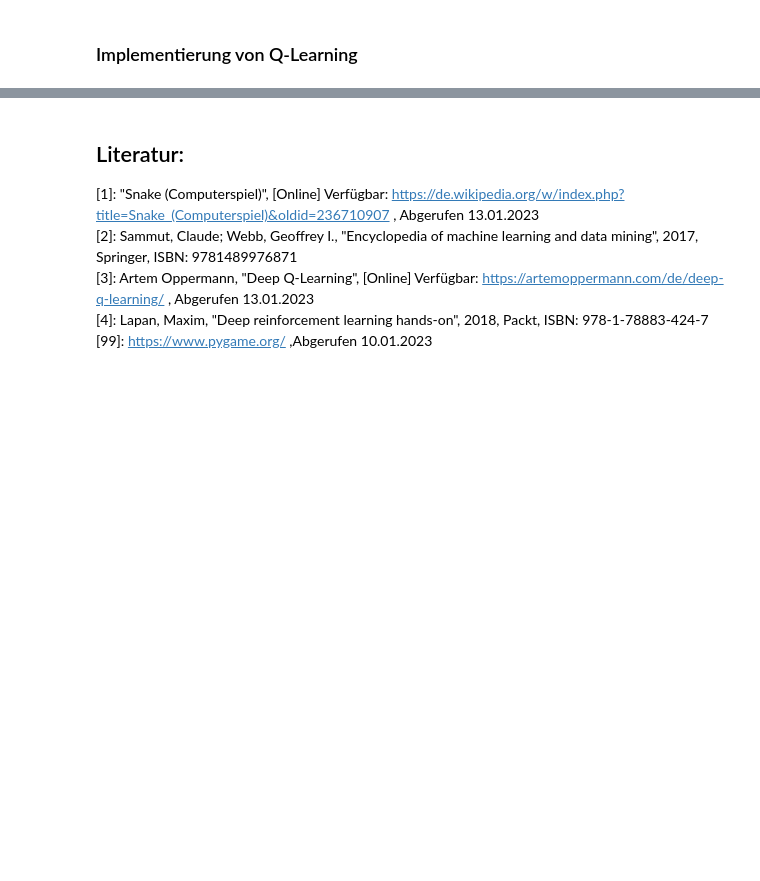
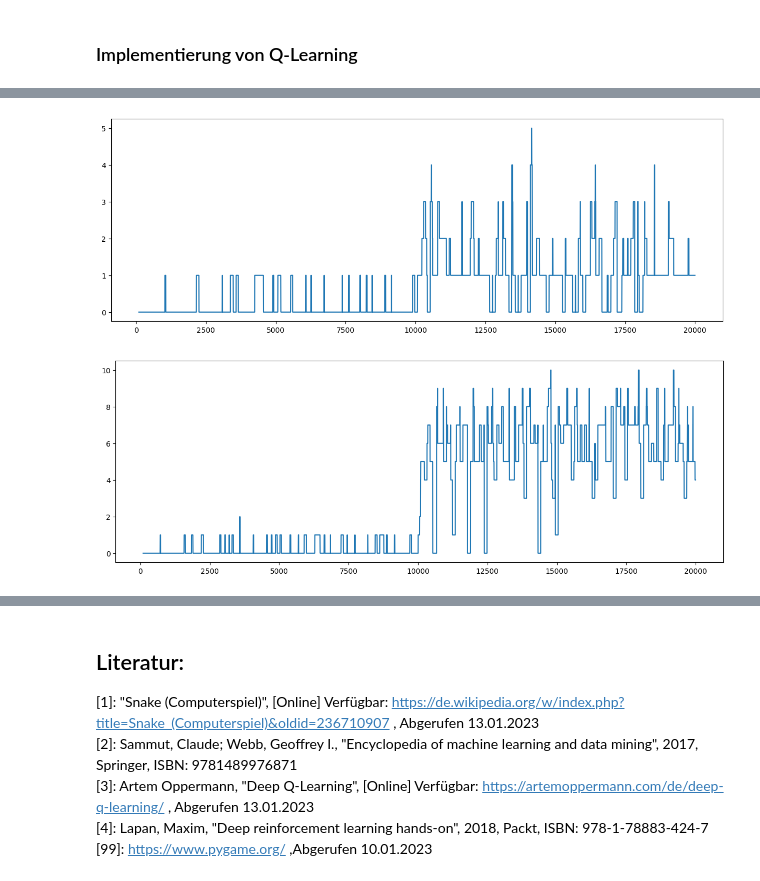
Before and after one commit to florianw830/DeepLearningWS2324, a Jupyter notebook: Snake.ipynb, the cells around one changed output, grey strips where cells are left out. Saved outputs shown, nothing was run; the diff lists cells and outputs as text; code cells hidden in the pictures; blank space fills up the shorter version.

```diff
--- a/Snake.ipynb
+++ b/Snake.ipynb
@@ -312,6 +321,8 @@ class SnakeQLearning:
         s[8] = int(snake[0][0]==fruit[0])
         s[9] = int(snake[0][1]==fruit[1])
 
+
+
         return '.'.join([str(x) for x in s])
     def get_action(self,snake,fruit):
         key = self.get_key(snake,fruit)
@@ -342,9 +353,9 @@ class SnakeQLearning:
             self.q_table[key_new] = defaultdict(int)
             self.q_table[key_new][0]=0
         if game_over:
-            self.q_table[key_act][action] = self.learning_rate * self.q_table[key_act][action]  + self.learning_rate * points
+            self.q_table[key_act][action] = self.learning_rate * self.q_table[key_act][action]  + (self.learning_rate * points)
         else:
             mx = max(self.q_table[key_new].values())
-            self.q_table[key_act][action] = self.learning_rate * self.q_table[key_act][action] + self.learning_rate *(points + self.discount_factor * mx)
+            self.q_table[key_act][action] = self.learning_rate * self.q_table[key_act][action] + (self.learning_rate *(points + self.discount_factor * mx))
 # %% [markdown]
 Das Training des Q-Learn Algorithmus. Zur Vereinfachung läuft das Spiel nicht
@@ -560,0 +577,17 @@ pygame.quit()
+# %%
+avg = df['Points'].rolling(window=100).min()
+
+plt.figure(figsize=(15, 5))
+plt.plot(avg)
+
+plt.show()
+
+avg = df_best['Points'].rolling(window=100).min()
+
+plt.figure(figsize=(15, 5))
+plt.plot(avg)
+
+plt.show()
+# %% [output]
+[figure, added]
+[figure, added]
```
Also changed, not shown: parts of 20 cells of this notebook.
